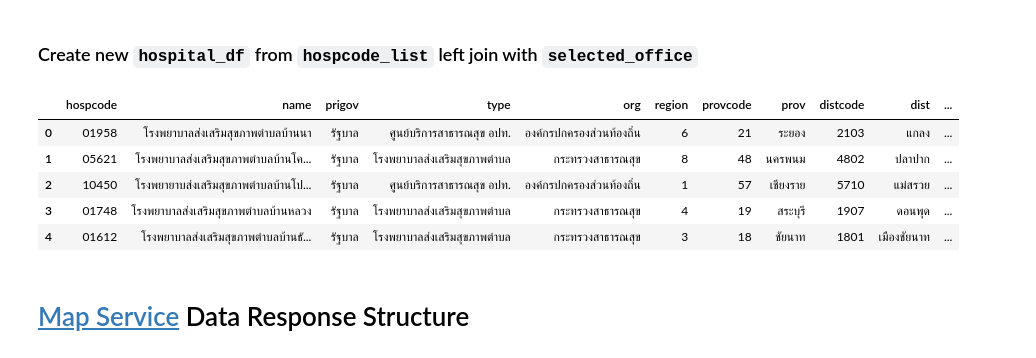
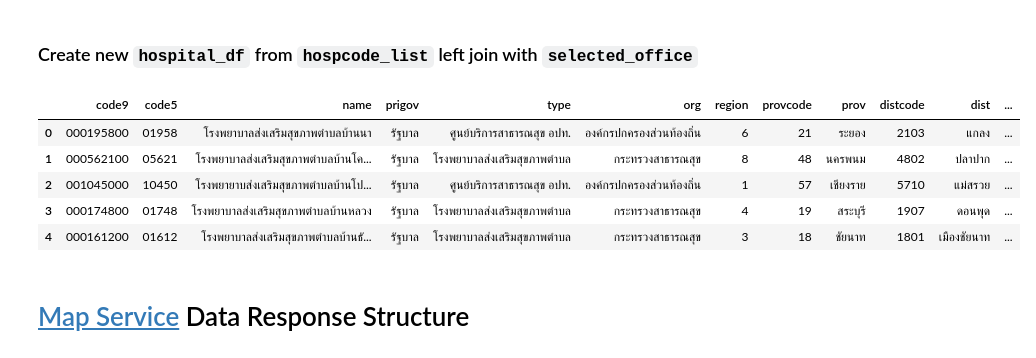
Before and after one commit to vk-poonyakanok/s_epi_complete, a Jupyter notebook: s_epi_complete.ipynb, the cells around one changed output. Saved outputs shown, nothing was run; the diff lists cells and outputs as text; code cells hidden in the pictures.

```diff
--- a/s_epi_complete.ipynb
+++ b/s_epi_complete.ipynb
@@ -276,26 +287,27 @@ Select and store in `select_office.csv`
 ### Create new `hospital_df` from `hospcode_list` left join with `selected_office`
 # %%
 # Load the hospcode list and selected office data from CSV files
-hospcode_list_df = pd.read_csv('hospcode_list.csv', dtype={'hospcode': str})
-selected_office_df = pd.read_csv('selected_office.csv', dtype={'code5': str,
-                                                               'region': str,
-                                                               'provcode': str,
-                                                               'distcode': str,
-                                                               'subdistcode': str})
+hospcode_list_df = pd.read_csv('material/hospcode_list.csv', dtype={'hospcode': str})
+selected_office_df = pd.read_csv('material/selected_office.csv', dtype={'code9': str,
+                                                                        'code5': str,
+                                                                        'region': str,
+                                                                        'provcode': str,
+                                                                        'distcode': str,
+                                                                        'subdistcode': str})
 
 # Perform a left join on 'hospcode' from hospcode_list_df and 'code5' from selected_office_df
 hospital_df = pd.merge(hospcode_list_df, selected_office_df, left_on='hospcode', right_on='code5', how='left')
-hospital_df.drop(columns=['code5'], inplace=True)
+hospital_df.drop(columns=['hospcode'], inplace=True)
 
 # Display the first few rows of the joined DataFrame
 hospital_df.head()
 # %% [output]
-|  | hospcode | name | prigov | type | org | region | provcode | prov | distcode | dist | ... |
-| 0 | 01958 | โรงพยาบาลส่งเสริมสุขภาพตำบลบ้านนา | รัฐบาล | ศูนย์บริการสาธารณสุข อปท. | องค์กรปกครองส่วนท้องถิ่น | 6 | 21 | ระยอง | 2103 | แกลง | ... |
-| 1 | 05621 | โรงพยาบาลส่งเสริมสุขภาพตำบลบ้านโค... | รัฐบาล | โรงพยาบาลส่งเสริมสุขภาพตำบล | กระทรวงสาธารณสุข | 8 | 48 | นครพนม | 4802 | ปลาปาก | ... |
-| 2 | 10450 | โรงพยายาบส่งเสริมสุขภาพตำบลบ้านโป... | รัฐบาล | ศูนย์บริการสาธารณสุข อปท. | องค์กรปกครองส่วนท้องถิ่น | 1 | 57 | เชียงราย | 5710 | แม่สรวย | ... |
-| 3 | 01748 | โรงพยาบาลส่งเสริมสุขภาพตำบลบ้านหลวง | รัฐบาล | โรงพยาบาลส่งเสริมสุขภาพตำบล | กระทรวงสาธารณสุข | 4 | 19 | สระบุรี | 1907 | ดอนพุด | ... |
-| 4 | 01612 | โรงพยาบาลส่งเสริมสุขภาพตำบลบ้านธั... | รัฐบาล | โรงพยาบาลส่งเสริมสุขภาพตำบล | กระทรวงสาธารณสุข | 3 | 18 | ชัยนาท | 1801 | เมืองชัยนาท | ... |
+|  | code9 | code5 | name | prigov | type | org | region | provcode | prov | distcode | dist | ... |
+| 0 | 000195800 | 01958 | โรงพยาบาลส่งเสริมสุขภาพตำบลบ้านนา | รัฐบาล | ศูนย์บริการสาธารณสุข อปท. | องค์กรปกครองส่วนท้องถิ่น | 6 | 21 | ระยอง | 2103 | แกลง | ... |
+| 1 | 000562100 | 05621 | โรงพยาบาลส่งเสริมสุขภาพตำบลบ้านโค... | รัฐบาล | โรงพยาบาลส่งเสริมสุขภาพตำบล | กระทรวงสาธารณสุข | 8 | 48 | นครพนม | 4802 | ปลาปาก | ... |
+| 2 | 001045000 | 10450 | โรงพยายาบส่งเสริมสุขภาพตำบลบ้านโป... | รัฐบาล | ศูนย์บริการสาธารณสุข อปท. | องค์กรปกครองส่วนท้องถิ่น | 1 | 57 | เชียงราย | 5710 | แม่สรวย | ... |
+| 3 | 000174800 | 01748 | โรงพยาบาลส่งเสริมสุขภาพตำบลบ้านหลวง | รัฐบาล | โรงพยาบาลส่งเสริมสุขภาพตำบล | กระทรวงสาธารณสุข | 4 | 19 | สระบุรี | 1907 | ดอนพุด | ... |
+| 4 | 000161200 | 01612 | โรงพยาบาลส่งเสริมสุขภาพตำบลบ้านธั... | รัฐบาล | โรงพยาบาลส่งเสริมสุขภาพตำบล | กระทรวงสาธารณสุข | 3 | 18 | ชัยนาท | 1801 | เมืองชัยนาท | ... |
 # %%
 # # Export the DataFrame to a CSV file
 # hospital_df.to_csv('hospital.csv', index=False)
```
Also changed, not shown: parts of 22 cells of this notebook, 19 other files.
